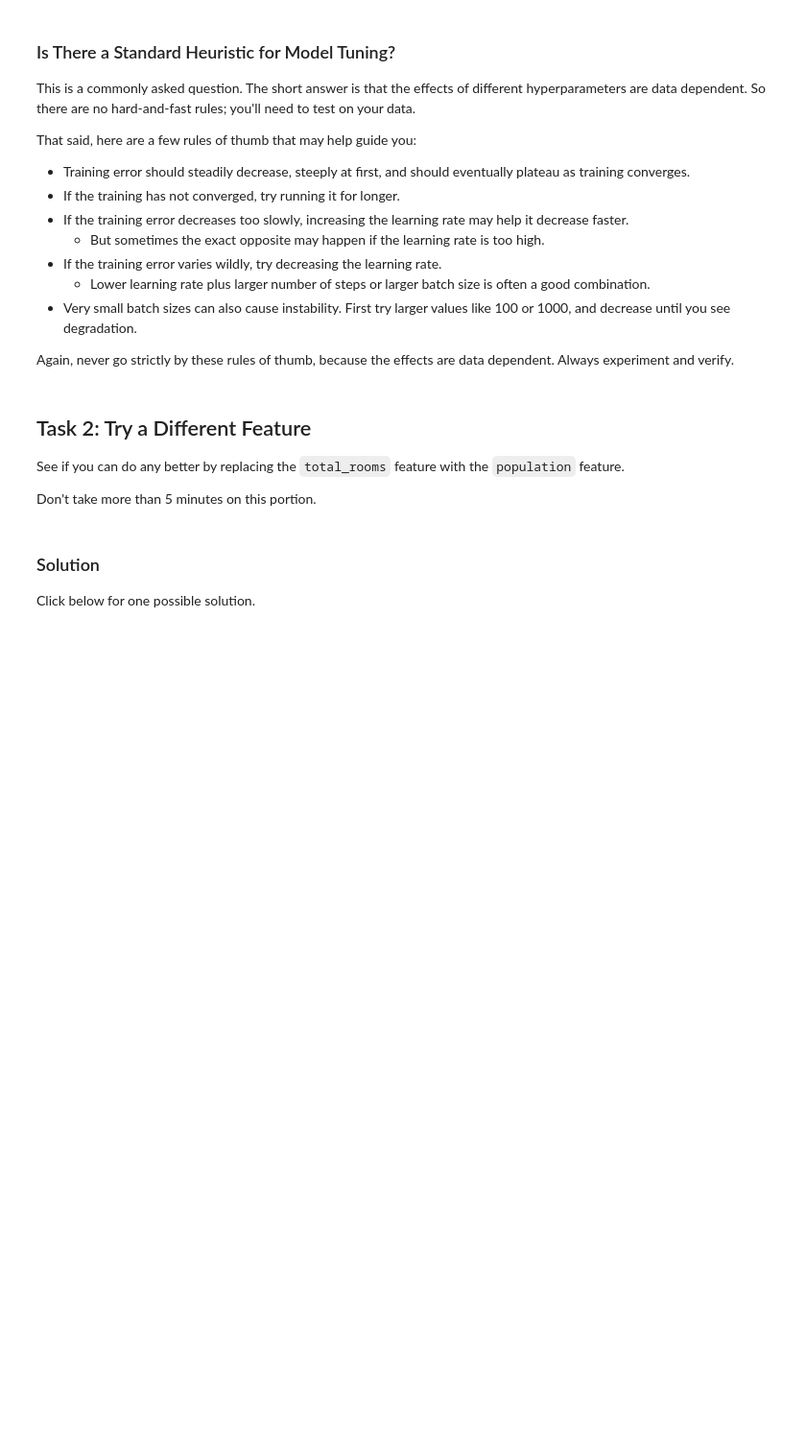
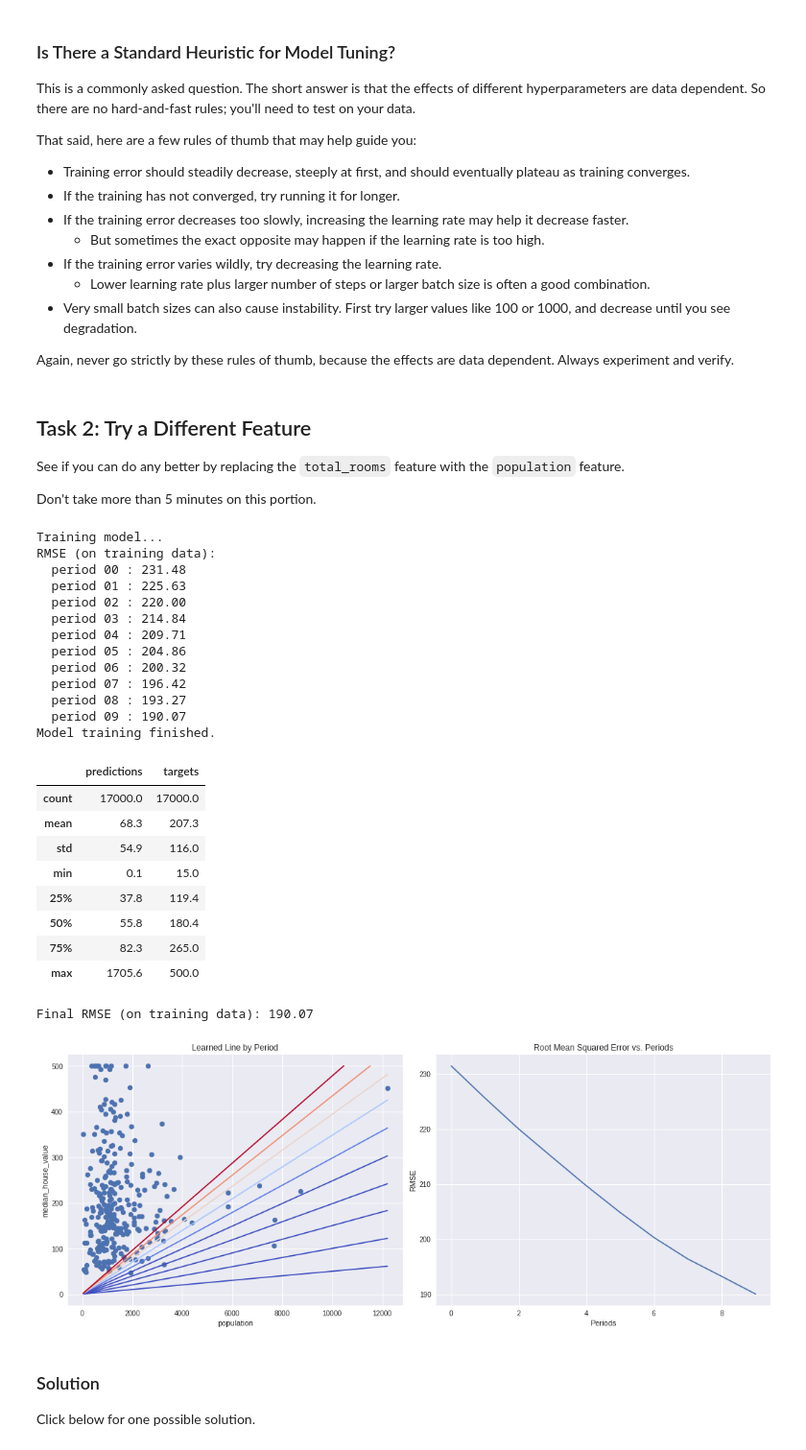
Before and after one commit to bahadirbulut/Google-Machine-Learning-Crash-Course, a Jupyter notebook: first_steps_with_tensor_flow.ipynb, the cells around one changed output. Shown: that part at 96% size. Drawn from its saved outputs; the diff is of its cells as text; code cells hidden in the pictures; blank space fills up the shorter version.

```diff
--- a/first_steps_with_tensor_flow.ipynb
+++ b/first_steps_with_tensor_flow.ipynb
@@ -417,3 +522,36 @@ Don't take more than 5 minutes on this portion.
+# %%
+# YOUR CODE HERE
+train_model(
+    learning_rate=0.00002,
+    steps=1000,
+    batch_size=5,
+    input_feature="population"
+)
+# %% [output]
+Training model...
+RMSE (on training data):
+  period 00 : 231.48
+  period 01 : 225.63
+  period 02 : 220.00
+  period 03 : 214.84
+  period 04 : 209.71
+  period 05 : 204.86
+  period 06 : 200.32
+  period 07 : 196.42
+  period 08 : 193.27
+  period 09 : 190.07
+Model training finished.
+|  | predictions | targets |
+| count | 17000.0 | 17000.0 |
+| mean | 68.3 | 207.3 |
+| std | 54.9 | 116.0 |
+| min | 0.1 | 15.0 |
+| 25% | 37.8 | 119.4 |
+| 50% | 55.8 | 180.4 |
+| 75% | 82.3 | 265.0 |
+| max | 1705.6 | 500.0 |
+Final RMSE (on training data): 190.07
+[figure, added]
 # %% [markdown]
 ### Solution
 
```
Also changed, not shown: parts of 10 cells of this notebook.
